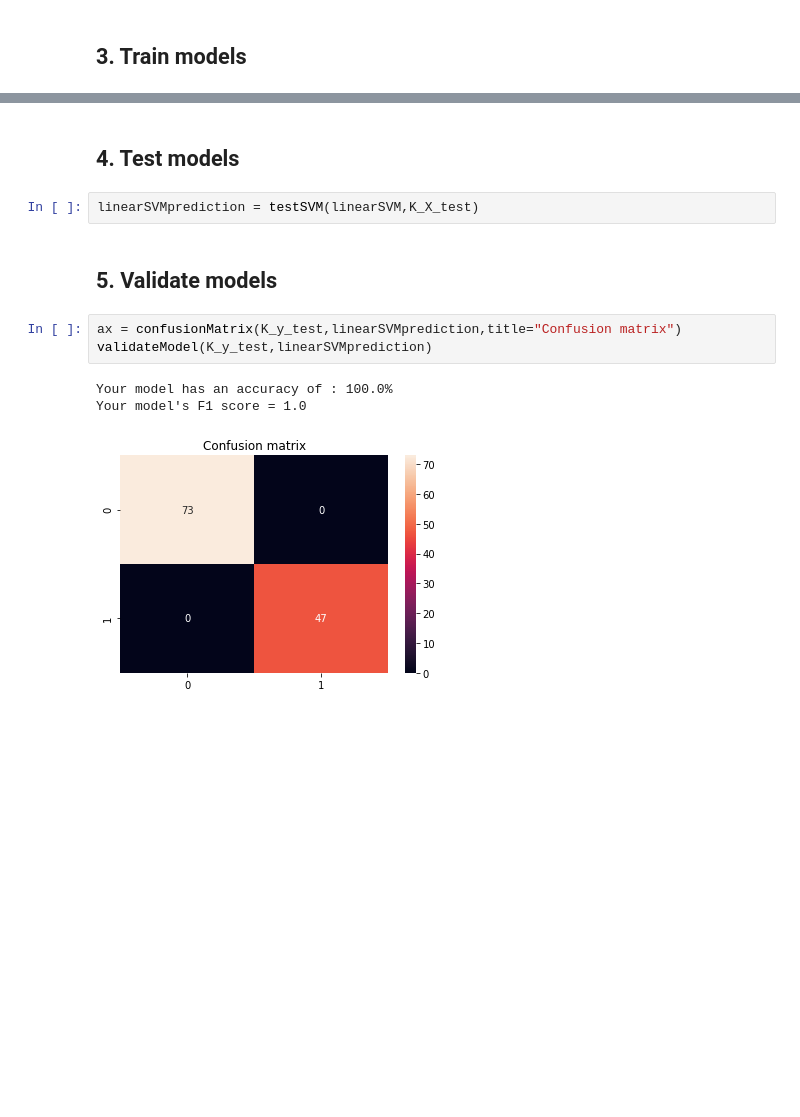
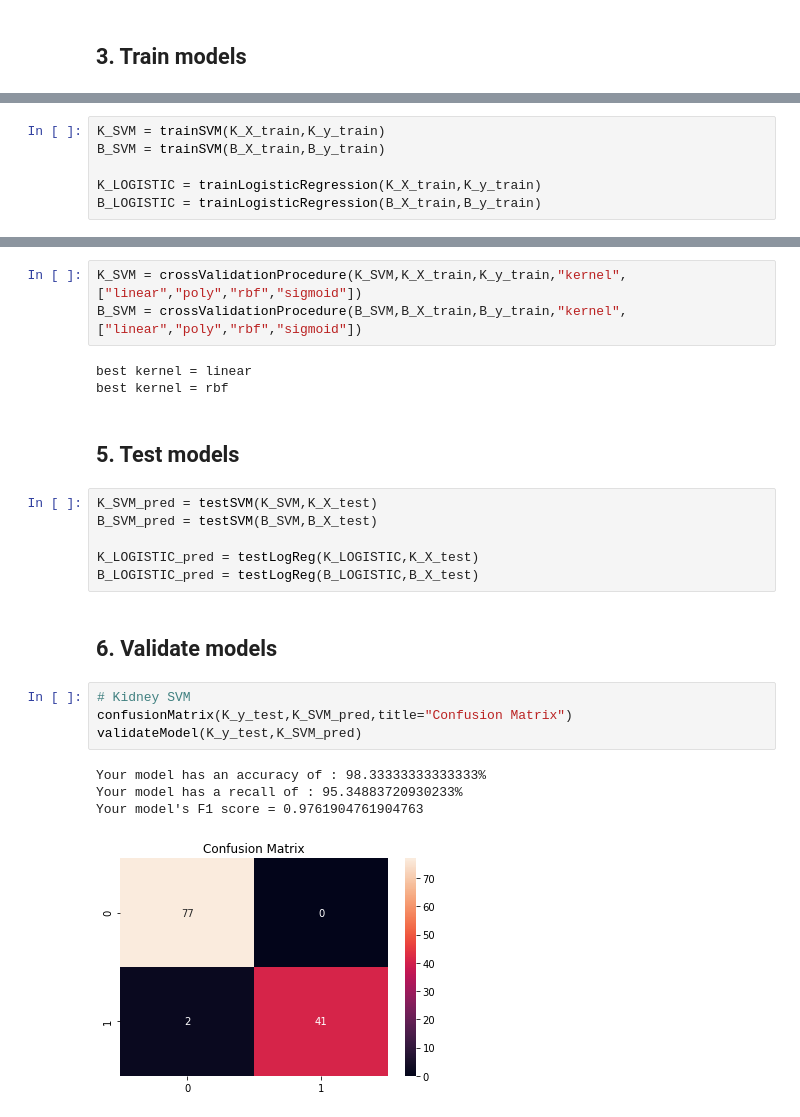
Before and after one commit to thibaultspriet/developmentProjectML, a Jupyter notebook: worflow.ipynb, the cells around one changed output, grey strips where cells are left out. Saved outputs shown, nothing was run; the diff lists cells and outputs as text; blank space fills up the shorter version.

```diff
--- a/worflow.ipynb
+++ b/worflow.ipynb
@@ -63,0 +54,6 @@ linearSVM = trainSVMlinear(K_X_train,K_y_train)
+# %%
+K_SVM = trainSVM(K_X_train,K_y_train)
+B_SVM = trainSVM(B_X_train,B_y_train)
+
+K_LOGISTIC = trainLogisticRegression(K_X_train,K_y_train)
+B_LOGISTIC = trainLogisticRegression(B_X_train,B_y_train)
@@ -64,13 +62,25 @@ linearSVM = trainSVMlinear(K_X_train,K_y_train)
+# %%
+K_SVM = crossValidationProcedure(K_SVM,K_X_train,K_y_train,"kernel",["linear","poly","rbf","sigmoid"])
+B_SVM = crossValidationProcedure(B_SVM,B_X_train,B_y_train,"kernel",["linear","poly","rbf","sigmoid"])
+# %% [output]
+best kernel = linear
+best kernel = rbf
 # %% [markdown]
-## 4. Test models
+## 5. Test models
-# %%
-linearSVMprediction = testSVM(linearSVM,K_X_test)
+# %%
+K_SVM_pred = testSVM(K_SVM,K_X_test)
+B_SVM_pred = testSVM(B_SVM,B_X_test)
+
+K_LOGISTIC_pred = testLogReg(K_LOGISTIC,K_X_test)
+B_LOGISTIC_pred = testLogReg(B_LOGISTIC,B_X_test)
 # %% [markdown]
-## 5. Validate models
+## 6. Validate models
 # %%
-ax = confusionMatrix(K_y_test,linearSVMprediction,title="Confusion matrix")
-validateModel(K_y_test,linearSVMprediction)
+# Kidney SVM
+confusionMatrix(K_y_test,K_SVM_pred,title="Confusion Matrix")
+validateModel(K_y_test,K_SVM_pred)
 # %% [output]
-Your model has an accuracy of : 100.0%
-Your model's F1 score = 1.0
+Your model has an accuracy of : 98.33333333333333%
+Your model has a recall of : 95.34883720930233%
+Your model's F1 score = 0.9761904761904763
-[figure, old version]
+[figure, new version]
```
Also changed, not shown: parts of 11 cells of this notebook, 1 other file.
